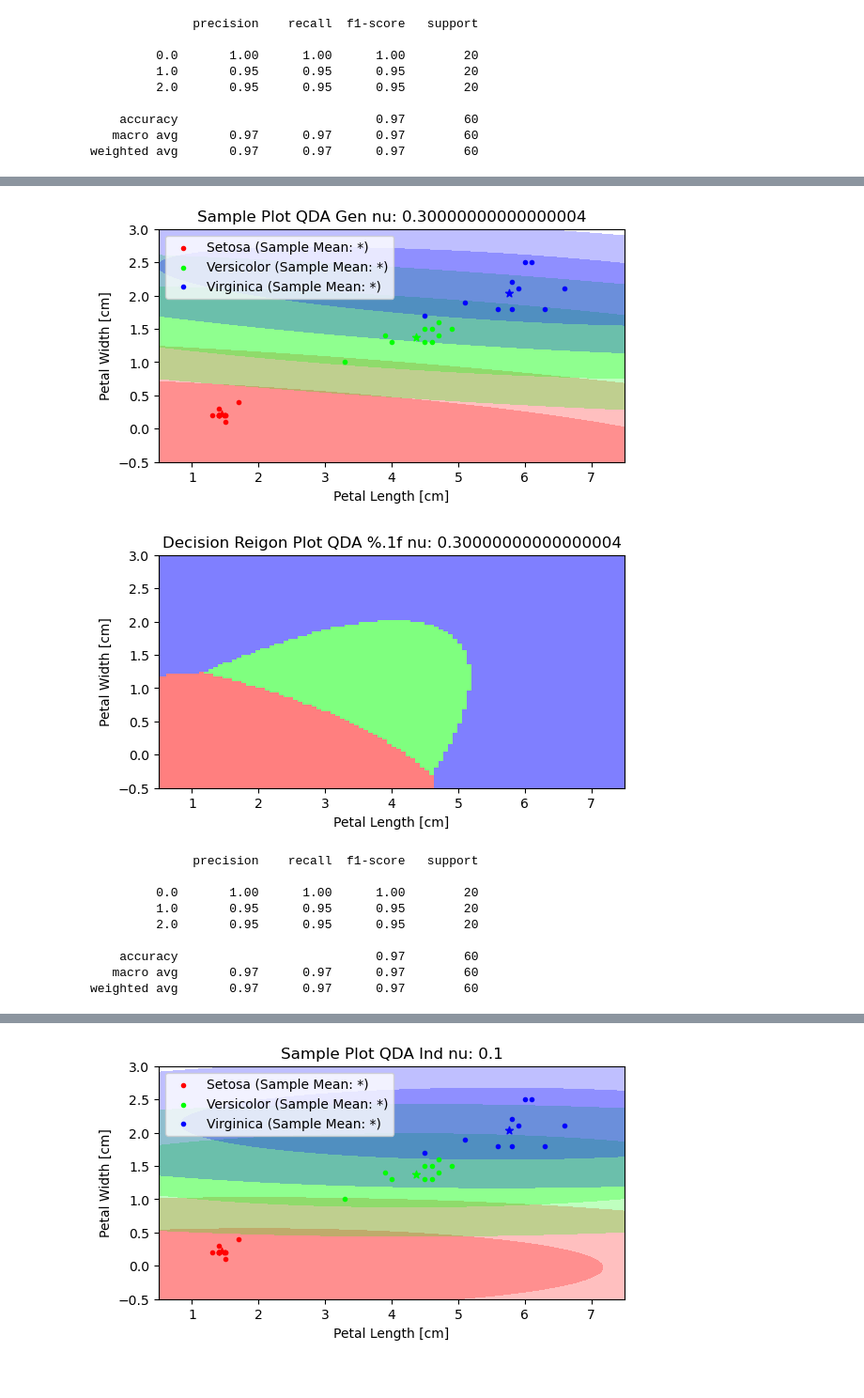
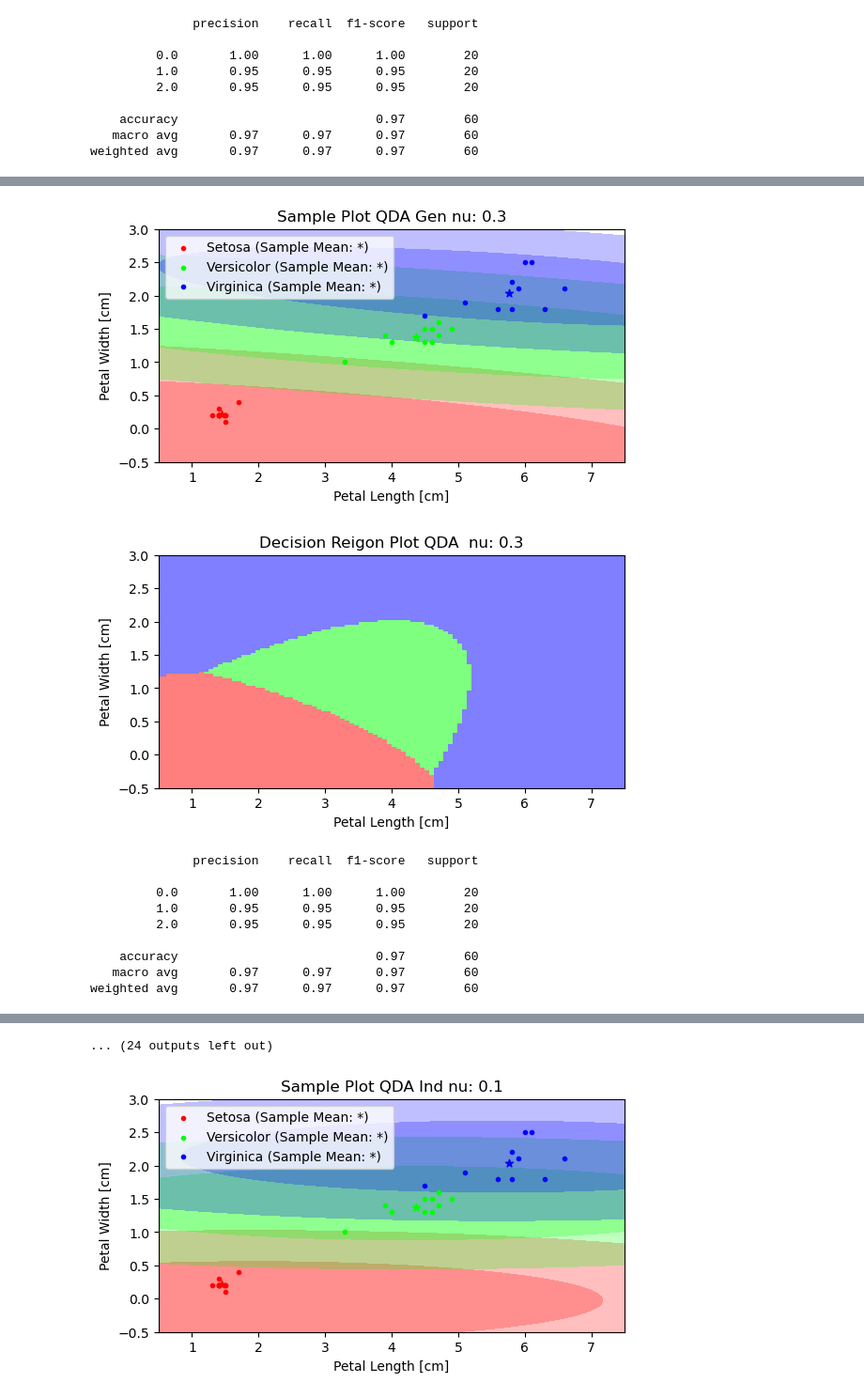
Before and after one commit to KKamp2015/PatternRecognition, a Jupyter notebook: Project.ipynb, the cells around one changed output, grey strips where cells are left out. Shown at 94% size. Cells and saved outputs as stored; diff of their text form; code cells hidden in the pictures.

```diff
--- a/Project.ipynb
+++ b/Project.ipynb
@@ -28,9 +28,10 @@ TestX=Test[:,0:2]
 TestY=Test[:,2]
 # %%
 class NDA:
-    def __init__(self, X,Y, kind,nu=1,depen='Gen'):
+    def __init__(self, X,Y, kind,nu=1,depen='Gen',savefigs=1):
         #initalizing given params into variabls to be refrence later
         self.dependancy=depen
+        self.savefigs=savefigs
         self.X=X
         self.kind=kind
         self.Y=Y
@@ -99,6 +100,8 @@ class NDA:
         plt.title(title)
         plt.xlabel('Petal Length [cm]')
         plt.ylabel('Petal Width [cm]')
+        if self.savefigs==1:
+            plt.savefig('Figures/'+title+'.png',dpi=300)
         plt.show()
     def PlotPredictions(self,colors=['red','lime','blue']):
         Rx=np.linspace(0.5,7.5,100)#creating X range for feature space
@@ -114,13 +117,15 @@ class NDA:
         plt.xlim([0.5,7.5])
         plt.ylim([-0.5,3.0])
         plt.gca().set_aspect('equal')
-        title="Decision Reigon Plot " + self.kind + ' '+ "%.1f".format(self.dependancy)
+        title="Decision Reigon Plot " + self.kind + ' '+self.dependancy
         if self.kind == 'QDA' and self.nu !=1 :
             title+= ' nu: '+ str(self.nu)
         plt.title(title)
         plt.title(title)
         plt.xlabel('Petal Length [cm]')
         plt.ylabel('Petal Width [cm]')
+        if self.savefigs==1:
+            plt.savefig('Figures/'+title+'.png',dpi=300)
         plt.show()
     def Predict(self,testX):
         out=[]#creating empty list to put the prodicted labels in
@@ -261,7 +266,7 @@ weighted avg       0.93      0.92      0.92        60
 <AxesSubplot:>
 [figure]
 # %%
-nus=np.arange(0.1,1.0,0.1)
+nus=[0.1,0.2,0.3,0.4,0.5,0.6,0.7,0.8,0.9]
 for nu in nus:
     Model1=NDA(TrainX,TrainY,"QDA",nu=nu)
     Model1.PlotSample()
@@ -287,15 +292,15 @@ weighted avg       0.97      0.97      0.97        60
               precision    recall  f1-score   support
 
          0.0       1.00      1.00      1.00        20
          1.0       0.95      0.95      0.95        20
          2.0       0.95      0.95      0.95        20
 
     accuracy                           0.97        60
    macro avg       0.97      0.97      0.97        60
 weighted avg       0.97      0.97      0.97        60
 [figure]
-[figure, old version]
+[figure, new version]
-[figure, old version]
+[figure, new version]
               precision    recall  f1-score   support
 
          0.0       1.00      1.00      1.00        20
@@ -310 +314,2 @@ weighted avg       0.97      0.97      0.97        60
+... (24 outputs left out)
 # %%
```
Also changed, not shown: parts of 9 cells of this notebook.
